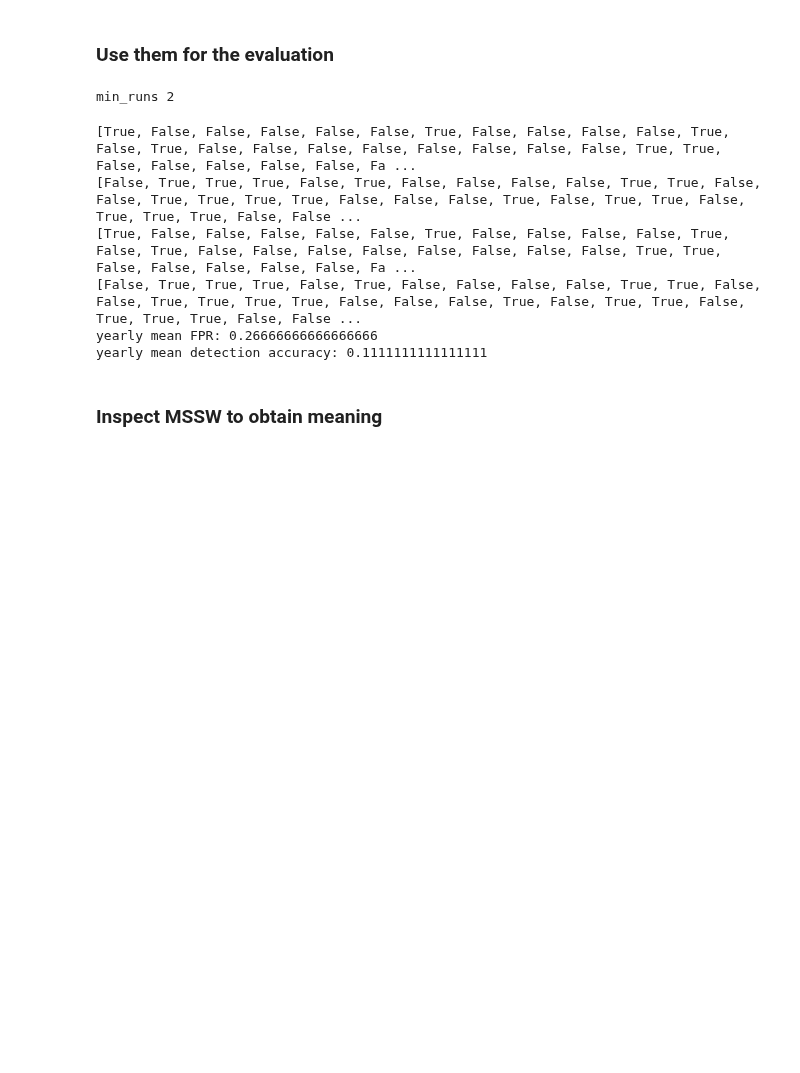
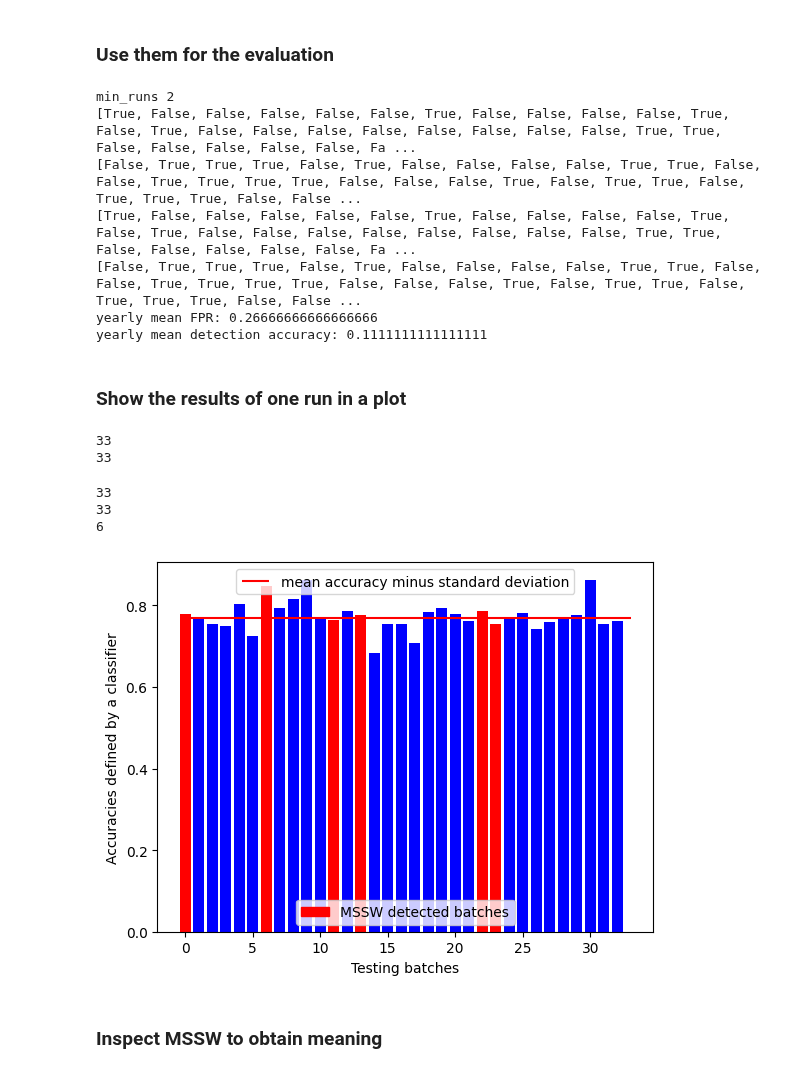
Before and after one commit to Jindrich455/clustering-drift-detection, a Jupyter notebook: mssw/mssw_weather.ipynb, the cells around one changed output. Drawn from its saved outputs; the diff is of its cells as text; code cells hidden in the pictures; blank space fills up the shorter version.

```diff
--- a/mssw/mssw_weather.ipynb
+++ b/mssw/mssw_weather.ipynb
@@ -185,0 +173,10 @@ print(true_drift_bool_year)
+# %%
+weather_year_def_dict = np.load('../Datasets_concept_drift/real_world_data_drifts/weather/weather_year_drift_def.npy',
+                                allow_pickle=True).item()
+
+print('result dictionary')
+print(weather_year_def_dict)
+
+true_drift_bool_year = weather_year_def_dict['defined_drifts']
+print('true_drift_bool_year')
+print(true_drift_bool_year)
@@ -201,12 +203,55 @@ print('yearly mean FPR:', fpr_mean)
 print('yearly mean detection accuracy:', det_acc_mean)
 # %% [output]
 min_runs 2
+[True, False, False, False, False, False, True, False, False, False, False, True, False, True, False, False, False, False, False, False, False, False, True, True, False, False, False, False, False, Fa ...
+[False, True, True, True, False, True, False, False, False, False, True, True, False, False, True, True, True, True, False, False, False, True, False, True, True, False, True, True, True, False, False ...
+[True, False, False, False, False, False, True, False, False, False, False, True, False, True, False, False, False, False, False, False, False, False, True, True, False, False, False, False, False, Fa ...
+[False, True, True, True, False, True, False, False, False, False, True, True, False, False, True, True, True, True, False, False, False, True, False, True, True, False, True, True, True, False, False ...
+yearly mean FPR: 0.26666666666666666
+yearly mean detection accuracy: 0.1111111111111111
-[True, False, False, False, False, False, True, False, False, False, False, True, False, True, False, False, False, False, False, False, False, False, True, True, False, False, False, False, False, Fa ...
-[False, True, True, True, False, True, False, False, False, False, True, True, False, False, True, True, True, True, False, False, False, True, False, True, True, False, True, True, True, False, False ...
-[True, False, False, False, False, False, True, False, False, False, False, True, False, True, False, False, False, False, False, False, False, False, True, True, False, False, False, False, False, Fa ...
-[False, True, True, True, False, True, False, False, False, False, True, True, False, False, True, True, True, True, False, False, False, True, False, True, True, False, True, True, True, False, False ...
-yearly mean FPR: 0.26666666666666666
-yearly mean detection accuracy: 0.1111111111111111
+# %% [markdown]
+### Show the results of one run in a plot
+# %%
+from core import mssw
+
+
+detected_batches_year = mssw.all_drifting_batches(
+    reference_data_batches=X_ref_batches_year,
+    testing_data_batches=X_test_batches_year,
+    n_clusters=10, n_init=100, max_iter=130, tol=0,
+    random_state=0
+)
+# %% [output]
+33
+33
+# %%
+print(len(detected_batches_year))
+print(len(true_drift_bool_year))
+print(np.sum(detected_batches_year))
+# %% [output]
+33
+33
+6
+# %%
+from matplotlib import pyplot as plt
+
+
+colors = ['red' if ddef else 'blue' for ddef in detected_batches_year]
+total_num_batches_year = len(true_drift_bool_year)
+plt.bar(range(total_num_batches_year), weather_year_def_dict['accs'], color=colors)
+plt.hlines(y=weather_year_def_dict['expected_accuracy'] - weather_year_def_dict['standard_deviation'],
+           xmin=0, xmax=total_num_batches_year,
+           color='r', label='mean accuracy minus standard deviation')
+labels = ['MSSW detected batches']
+handles = [plt.Rectangle((0, 0), 1, 1, color='red') for label in labels]
+first_legend = plt.legend(loc='upper center')
+plt.gca().add_artist(first_legend)
+plt.legend(handles, labels, loc='lower center')
+plt.xlabel('Testing batches')
+plt.ylabel('Accuracies defined by a classifier')
+plt.show()
+# %% [output]
+[figure, added]
 # %% [markdown]
 ### Inspect MSSW to obtain meaning
 # %%
```
Also changed, not shown: parts of 5 cells of this notebook, 2 other files.
